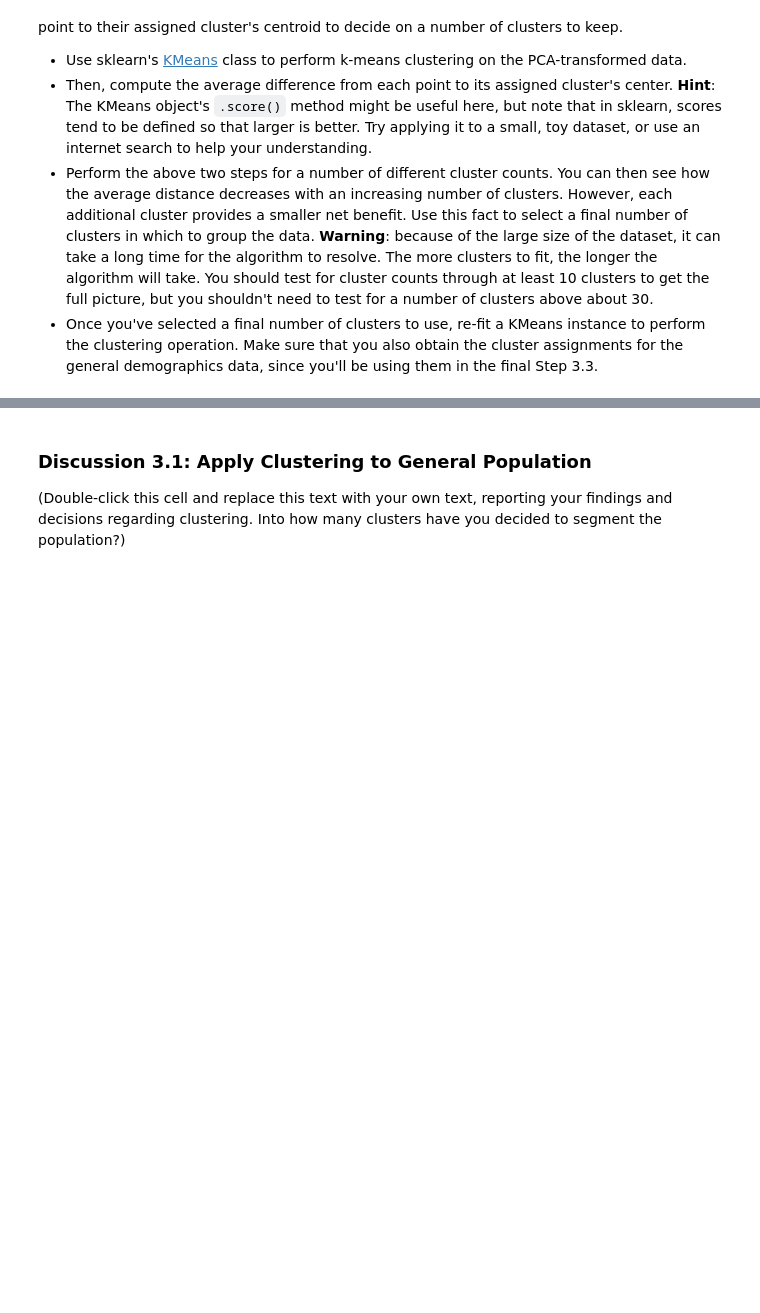
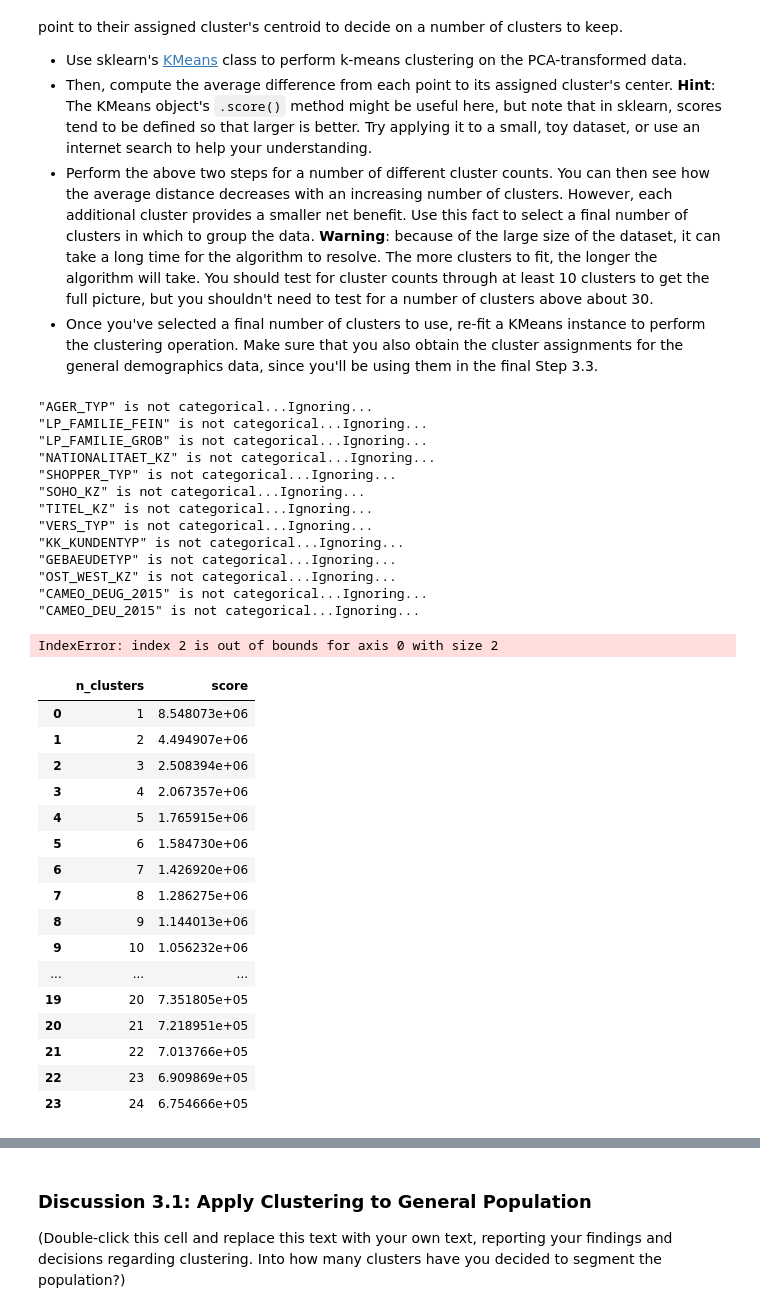
Before and after one commit to jmnickerson05/udacity_identify_customer_segments, a Jupyter notebook: Identify_Customer_Segments.ipynb, the cells around one changed output, grey strips where cells are left out. Drawn from its saved outputs; the diff is of its cells as text; code cells hidden in the pictures; blank space fills up the shorter version.

```diff
--- a/Identify_Customer_Segments.ipynb
+++ b/Identify_Customer_Segments.ipynb
@@ -924,0 +1038,56 @@ You've assessed and cleaned the demographics data, then scaled and transformed t
+# %%
+%%time
+"""
+Over a number of different cluster counts...
+Compute the average within-cluster distances.
+Run k-means clustering on the data and...
+"""
+
+#FRESH SETUP
+azdias = pd.read_csv('Udacity_CUSTOMERS_Subset.csv', ';')
+azdias_kms = KMSegmenter(azdias)
+azdias = azdias_kms.clean_data(azdias)
+azdias = azdias._to_pandas()
+
+scores = pd.DataFrame([(n_clusters,
+                        np.abs(azdias_kms.get_set_pipe(azdias,
+                                                 pca__n_components=5,
+                                                 km__n_clusters=n_clusters)
+                               .fit(azdias)
+                               .score(azdias)))
+        for n_clusters in range(1, 25)],
+    columns=['n_clusters', 'score']
+)
+display(scores)
+# %% [output]
+"AGER_TYP" is not categorical...Ignoring...
+"LP_FAMILIE_FEIN" is not categorical...Ignoring...
+"LP_FAMILIE_GROB" is not categorical...Ignoring...
+"NATIONALITAET_KZ" is not categorical...Ignoring...
+"SHOPPER_TYP" is not categorical...Ignoring...
+"SOHO_KZ" is not categorical...Ignoring...
+"TITEL_KZ" is not categorical...Ignoring...
+"VERS_TYP" is not categorical...Ignoring...
+"KK_KUNDENTYP" is not categorical...Ignoring...
+"GEBAEUDETYP" is not categorical...Ignoring...
+"OST_WEST_KZ" is not categorical...Ignoring...
+"CAMEO_DEUG_2015" is not categorical...Ignoring...
+"CAMEO_DEU_2015" is not categorical...Ignoring...
+IndexError: index 2 is out of bounds for axis 0 with size 2
+|  | n_clusters | score |
+| 0 | 1 | 8.548073e+06 |
+| 1 | 2 | 4.494907e+06 |
+| 2 | 3 | 2.508394e+06 |
+| 3 | 4 | 2.067357e+06 |
+| 4 | 5 | 1.765915e+06 |
+| 5 | 6 | 1.584730e+06 |
+| 6 | 7 | 1.426920e+06 |
+| 7 | 8 | 1.286275e+06 |
+| 8 | 9 | 1.144013e+06 |
+| 9 | 10 | 1.056232e+06 |
+| ... | ... | ... |
+| 19 | 20 | 7.351805e+05 |
+| 20 | 21 | 7.218951e+05 |
+| 21 | 22 | 7.013766e+05 |
+| 22 | 23 | 6.909869e+05 |
+| 23 | 24 | 6.754666e+05 |
```
Also changed, not shown: parts of 34 cells of this notebook.
